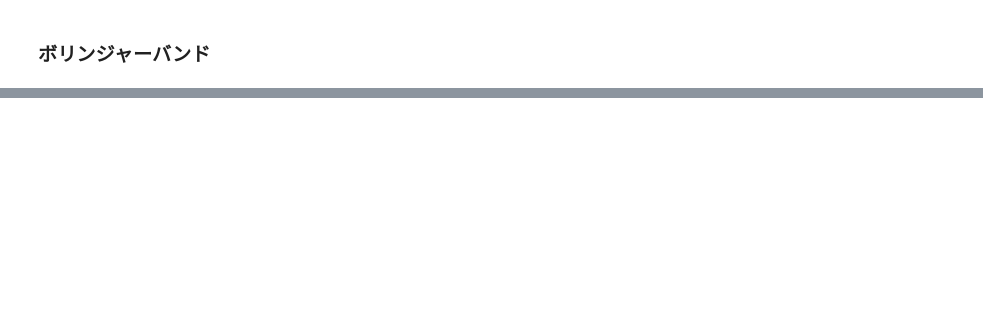
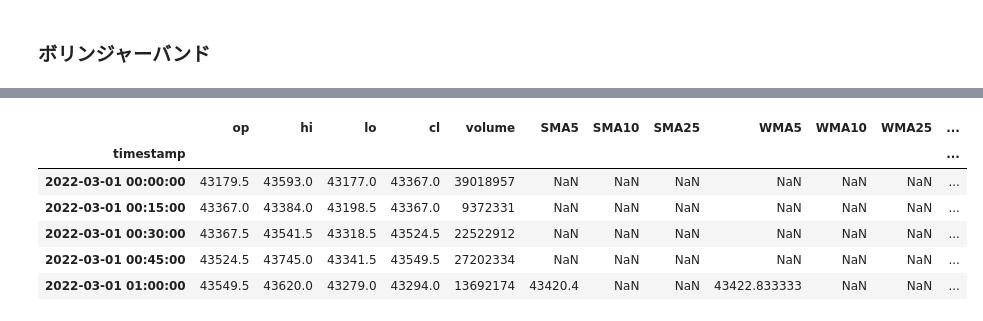
Before and after one commit to CosmoMax10/robin_mlbot_practice, a Jupyter notebook: data_preparing_practice.ipynb, the cells around one changed output, grey strips where cells are left out. Cells and saved outputs as stored; diff of their text form; code cells hidden in the pictures; blank space fills up the shorter version.

```diff
--- a/data_preparing_practice.ipynb
+++ b/data_preparing_practice.ipynb
@@ -148,0 +168,42 @@ bbands.drop(["BBP_10_2.0"], axis=1, inplace=True)
+# %%
+def create_features(df: pd.DataFrame):
+
+    # テクニカル指標を計算し、新たな列として追加する関数
+
+    new_df = df.copy()
+    close = new_df["cl"]
+
+    new_df['SMA5'] = ta.sma(close, length=5)
+    new_df['SMA10'] = ta.sma(close,length=10)
+    new_df['SMA25'] = ta.sma(close,length=25)
+
+    new_df['WMA5'] = ta.wma(close,length=5)
+    new_df['WMA10'] = ta.wma(close,length=10)
+    new_df['WMA25'] = ta.wma(close,length=25)
+
+    new_df['EMA5'] = ta.ema(close,length=5)
+    new_df['EMA10'] = ta.ema(close,length=10)
+    new_df['EMA25'] = ta.ema(close,length=25)
+
+    new_df['MOM7'] = ta.mom(close,length=7)
+
+    new_df['ROC10'] = ta.roc(close,length=10)
+
+    new_df['REG'] = ta.linreg(close,length=5)
+    new_df['ATR'] = ta.atr(new_df['hi'], new_df['lo'], close, length=14)
+
+    new_df['RSI5'] = ta.rsi(close,length=5)
+    new_df['RSI10'] = ta.rsi(close,length=10)
+
+    return new_df
+# %%
+X = create_features(time_bar)
+X.head()
+# %% [output]
+|  | op | hi | lo | cl | volume | SMA5 | SMA10 | SMA25 | WMA5 | WMA10 | WMA25 | ... |
+| timestamp |  |  |  |  |  |  |  |  |  |  |  | ... |
+| 2022-03-01 00:00:00 | 43179.5 | 43593.0 | 43177.0 | 43367.0 | 39018957 | NaN | NaN | NaN | NaN | NaN | NaN | ... |
+| 2022-03-01 00:15:00 | 43367.0 | 43384.0 | 43198.5 | 43367.0 | 9372331 | NaN | NaN | NaN | NaN | NaN | NaN | ... |
+| 2022-03-01 00:30:00 | 43367.5 | 43541.5 | 43318.5 | 43524.5 | 22522912 | NaN | NaN | NaN | NaN | NaN | NaN | ... |
+| 2022-03-01 00:45:00 | 43524.5 | 43745.0 | 43341.5 | 43549.5 | 27202334 | NaN | NaN | NaN | NaN | NaN | NaN | ... |
+| 2022-03-01 01:00:00 | 43549.5 | 43620.0 | 43279.0 | 43294.0 | 13692174 | 43420.4 | NaN | NaN | 43422.833333 | NaN | NaN | ... |
```
Also changed, not shown: parts of 5 cells of this notebook.
